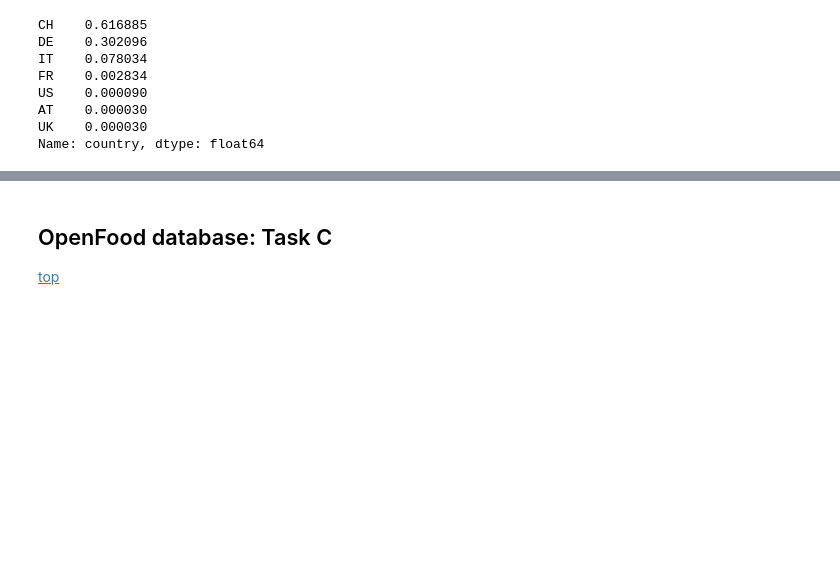
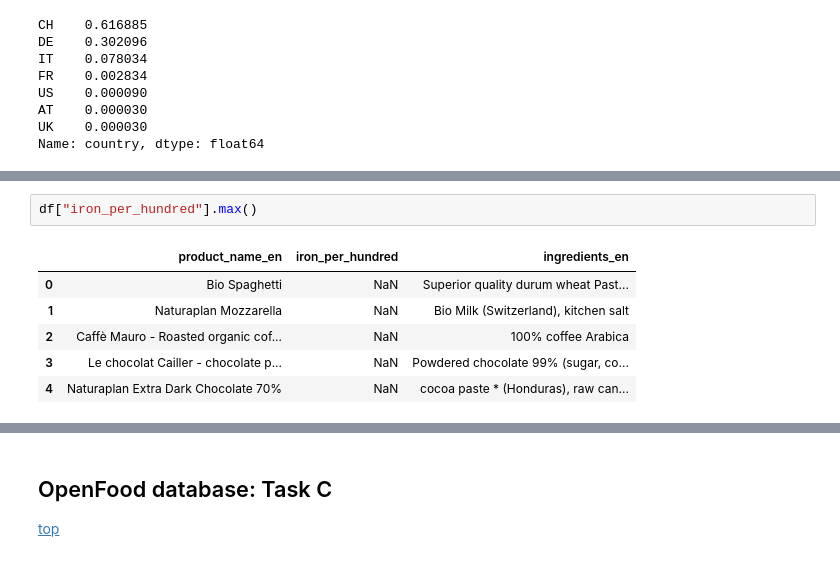
Before and after one commit to FlorieG/Machine_Learning_EPFL-extension-school, a Jupyter notebook: Course#2 Data Analysis/Project_C2.ipynb, the cells around one changed output, grey strips where cells are left out. Saved outputs shown, nothing was run; the diff lists cells and outputs as text; blank space fills up the shorter version.

```diff
--- a/Course#2 Data Analysis/Project_C2.ipynb
+++ b/Course#2 Data Analysis/Project_C2.ipynb
@@ -454,0 +494,9 @@ df_row[dico_country[df_row["country"]]]
+# %%
+df["iron_per_hundred"].max()
+# %% [output]
+|  | product_name_en | iron_per_hundred | ingredients_en |
+| 0 | Bio Spaghetti | NaN | Superior quality durum wheat Past... |
+| 1 | Naturaplan Mozzarella | NaN | Bio Milk (Switzerland), kitchen salt |
+| 2 | Caffè Mauro - Roasted organic cof... | NaN | 100% coffee Arabica |
+| 3 | Le chocolat Cailler - chocolate p... | NaN | Powdered chocolate 99% (sugar, co... |
+| 4 | Naturaplan Extra Dark Chocolate 70% | NaN | cocoa paste * (Honduras), raw can... |
```
Also changed, not shown: parts of 20 cells of this notebook, 1 other file.
